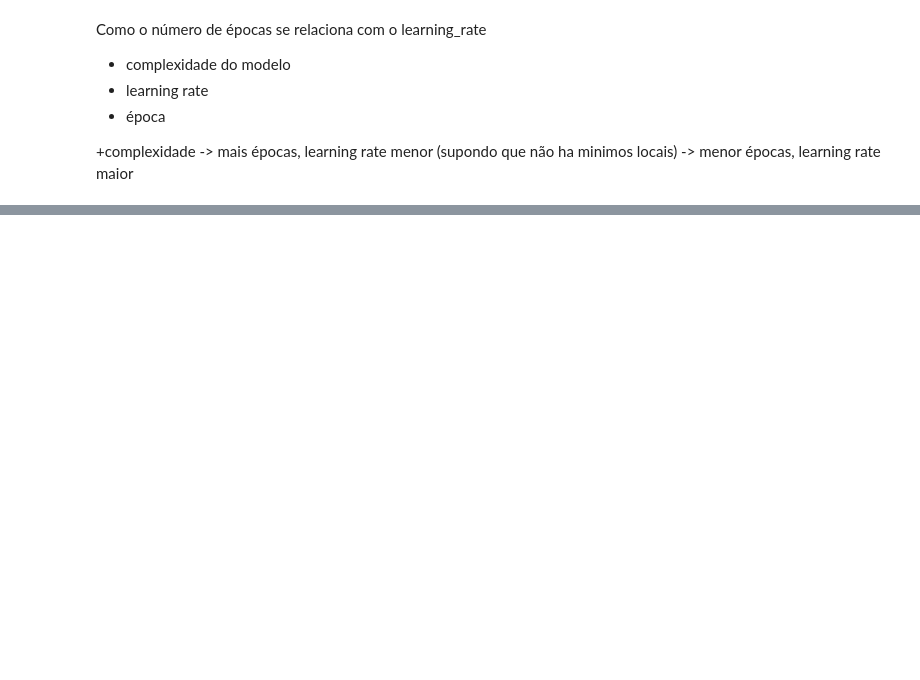
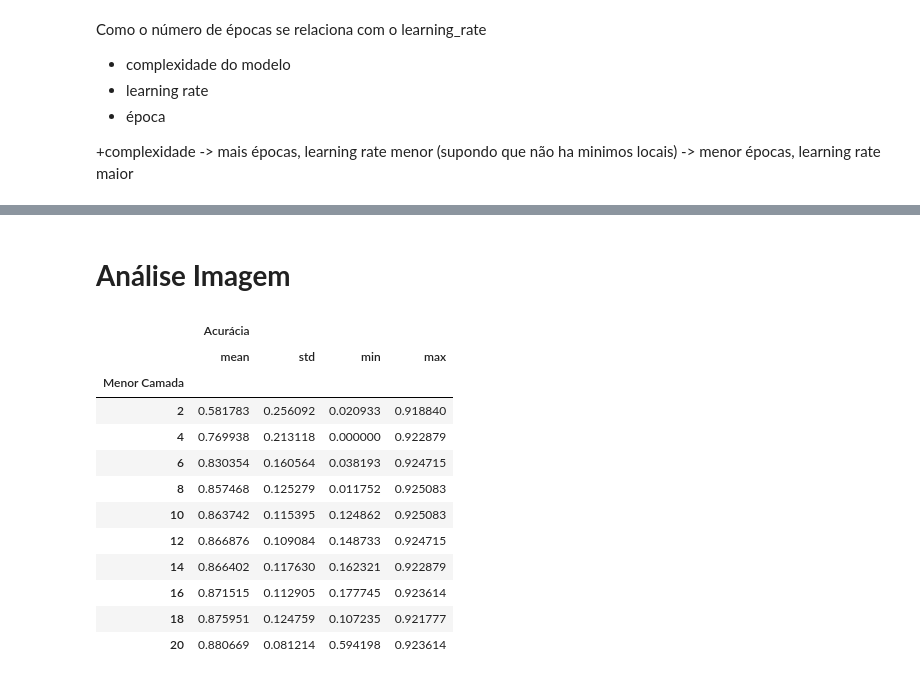
Before and after one commit to rocabrera/ia-q3-project, a Jupyter notebook: analysis.ipynb, the cells around one changed output, grey strips where cells are left out. Saved outputs shown, nothing was run; the diff lists cells and outputs as text; code cells hidden in the pictures; blank space fills up the shorter version.

```diff
--- a/analysis.ipynb
+++ b/analysis.ipynb
@@ -149,0 +51,19 @@ test
+# %% [markdown]
+# **Análise Imagem**
+# %%
+metrics = [np.mean, np.std, min, max]
+plot_df.groupby("Menor Camada").agg({"Acurácia":metrics})
+# %% [output]
+|  | Acurácia |  |  |  |
+|  | mean | std | min | max |
+| Menor Camada |  |  |  |  |
+| 2 | 0.581783 | 0.256092 | 0.020933 | 0.918840 |
+| 4 | 0.769938 | 0.213118 | 0.000000 | 0.922879 |
+| 6 | 0.830354 | 0.160564 | 0.038193 | 0.924715 |
+| 8 | 0.857468 | 0.125279 | 0.011752 | 0.925083 |
+| 10 | 0.863742 | 0.115395 | 0.124862 | 0.925083 |
+| 12 | 0.866876 | 0.109084 | 0.148733 | 0.924715 |
+| 14 | 0.866402 | 0.117630 | 0.162321 | 0.922879 |
+| 16 | 0.871515 | 0.112905 | 0.177745 | 0.923614 |
+| 18 | 0.875951 | 0.124759 | 0.107235 | 0.921777 |
+| 20 | 0.880669 | 0.081214 | 0.594198 | 0.923614 |
```
Also changed, not shown: parts of 17 cells of this notebook, 3 other files.
